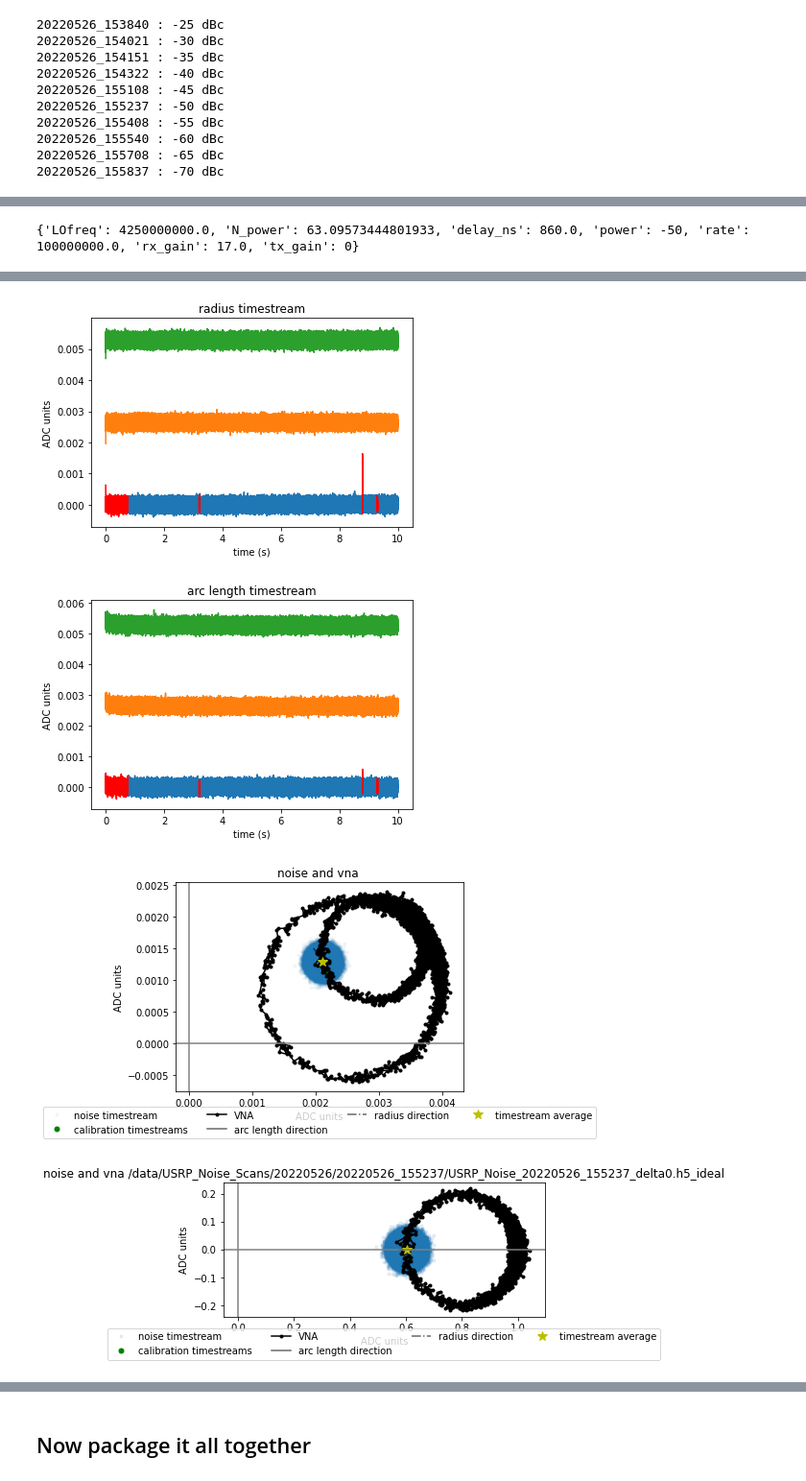
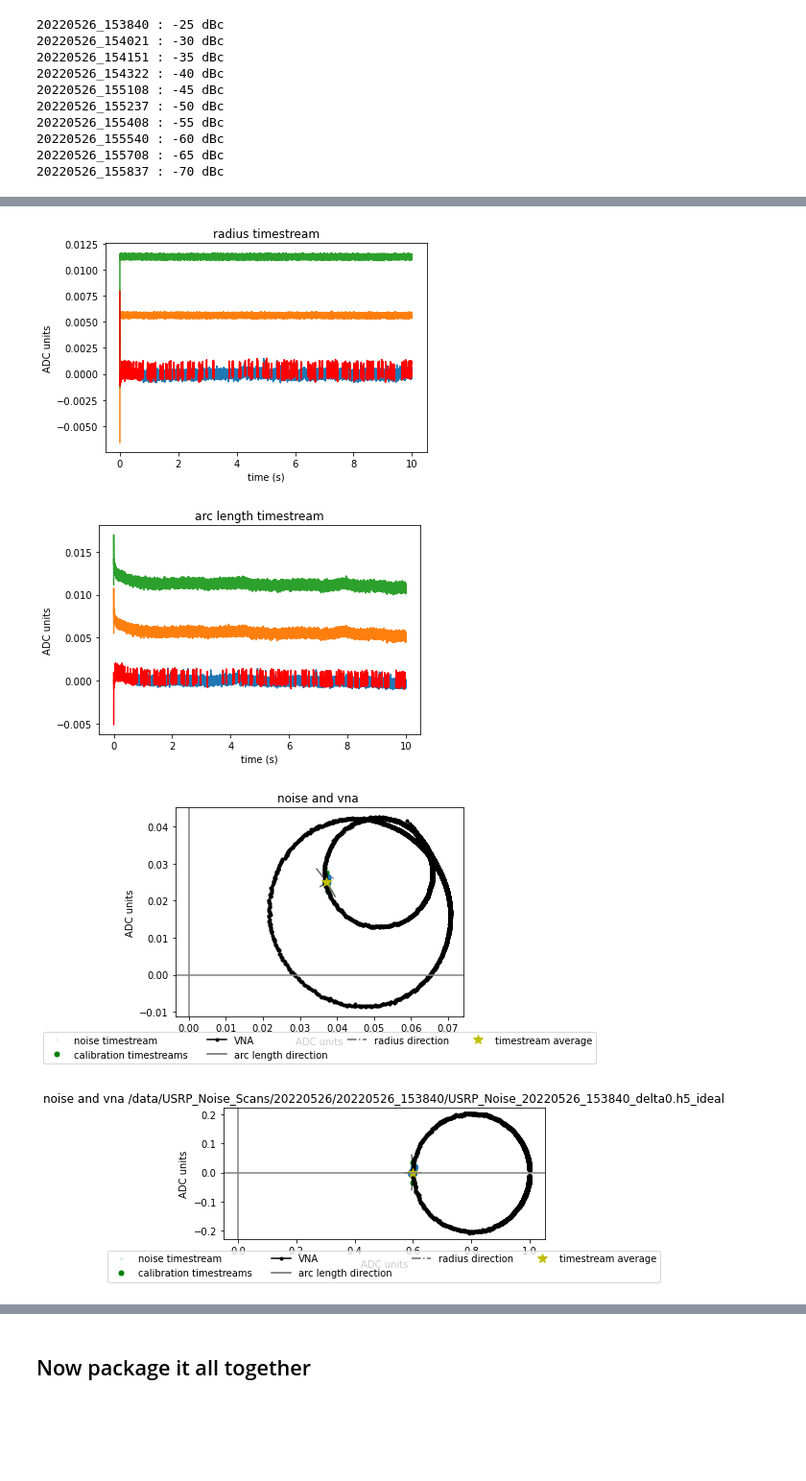
Before and after one commit to nkurinsky/NEXUS_RF, a Jupyter notebook: AnalysisScripts/TimestreamPSDs_byPower.ipynb, the cells around one changed output, grey strips where cells are left out. Shown: that part at 96% size. Saved outputs shown, nothing was run; the diff lists cells and outputs as text; code cells hidden in the pictures; blank space fills up the shorter version.

```diff
--- a/AnalysisScripts/TimestreamPSDs_byPower.ipynb
+++ b/AnalysisScripts/TimestreamPSDs_byPower.ipynb
@@ -125,5 +45,6 @@ for i in np.arange(len(series_list)):
 20220526_155708 : -65 dBc
 20220526_155837 : -70 dBc
 # %%
-sum_file, dly_file, vna_file, tone_files = GetFiles(series_list[5], verbose=True)
+sum_file, dly_file, vna_file, tone_files = Thf.GetFiles(series_list[0], verbose=True)
+metadata, avg_frqs, avg_S21s = Thf.UnpackSummary(sum_file)
 # %% [output]
@@ -134,6 +54,0 @@ Summary file:     /data/USRP_Noise_Scans/20220526/20220526_155237/noise_averages
-# %%
-metadata, avg_frqs, avg_S21s = UnpackSummary(sum_file)
-# %%
-print(metadata)
-# %% [output]
-{'LOfreq': 4250000000.0, 'N_power': 63.09573444801933, 'delay_ns': 860.0, 'power': -50, 'rate': 100000000.0, 'rx_gain': 17.0, 'tx_gain': 0}
@@ -168,8 +55,8 @@ def CleanPSDs(ts_file, vna_file, PSD_lo_f=1e2, PSD_hi_f=5e4, f_transient=0.3, ch
 # %%
-powers, PSDs, res, timestreams = CleanPSDs(tone_files[0], vna_file, f_transient=0.075,
-                                           charFs = avg_frqs,
-                                           charZs = avg_S21s,
-                                           MBresults = MB_fit_vals)
+powers, PSDs, res, timestreams = Thf.CleanPSDs(tone_files[0], vna_file, f_transient=0.075,
+                                               charFs = avg_frqs,
+                                               charZs = avg_S21s,
+                                               MBresults = MB_fit_vals)
 # %% [output]
 Will separate data into  1000 chunks to achieve the requested 1.00e+02  Hz low  end of the PSD
 Additional decimation by 20 needed to achieve the requested 5.00e+04  Hz high end of the PSD
@@ -189,6 +76,6 @@ number of chunks used to average is 922
 Converting to resonator basis!
 Converting to quasiparticle basis!
-[figure, old version]
+[figure, new version]
-[figure, old version]
+[figure, new version]
-[figure, old version]
+[figure, new version]
-[figure, old version]
+[figure, new version]
```
Also changed, not shown: parts of 12 cells of this notebook, 1 other file.
